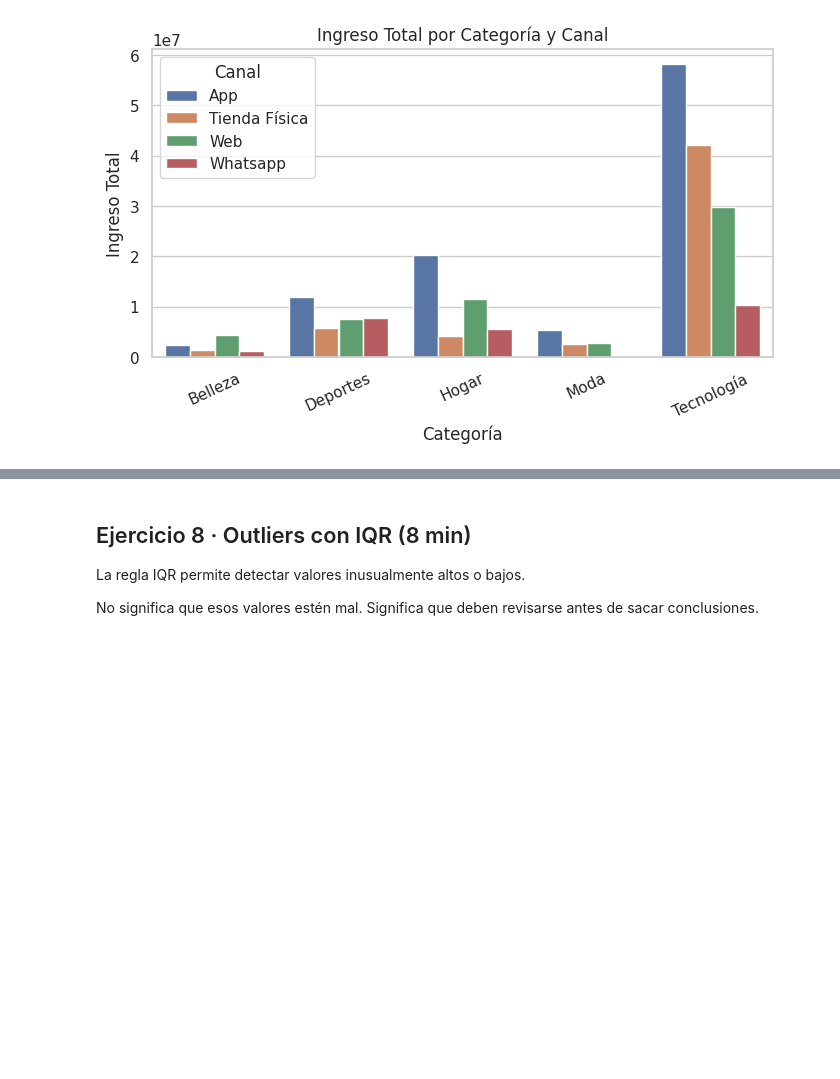
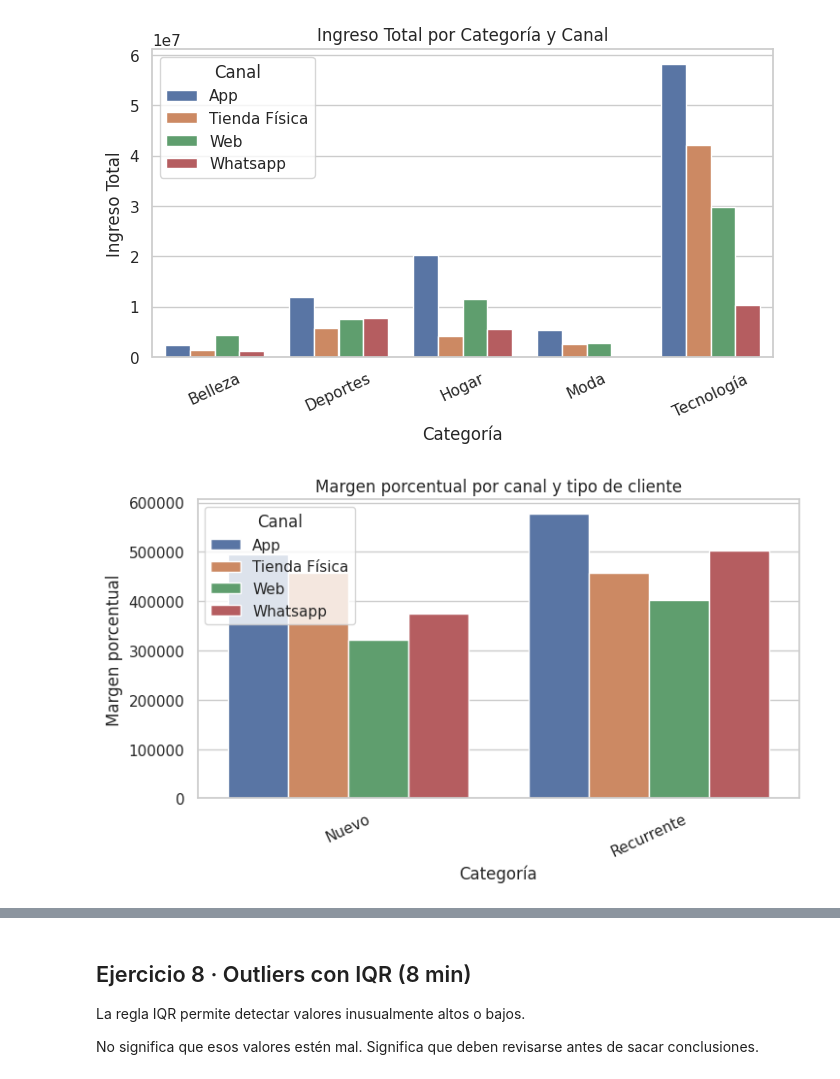
Before and after one commit to johnjgm01/Caso_estudio, a Jupyter notebook: Copia_de_Sprint07_Webinar11_students_version.ipynb, the cells around one changed output, grey strips where cells are left out. Saved outputs shown, nothing was run; the diff lists cells and outputs as text; code cells hidden in the pictures; blank space fills up the shorter version.

```diff
--- a/Copia_de_Sprint07_Webinar11_students_version.ipynb
+++ b/Copia_de_Sprint07_Webinar11_students_version.ipynb
@@ -592,0 +589,19 @@ plt.show()
+# %%
+# Margen porcentual por canal separado por tipo de cliente.
+margen_canal_cliente=df_limpio.groupby(['tipo_cliente','canal'],as_index=False).agg(Margen_porcentual=('margen','mean'))
+
+plt.figure(figsize=(8,4))
+sns.barplot(
+    data=margen_canal_cliente,
+    x='tipo_cliente',
+    y='Margen_porcentual',
+    hue='canal'
+)
+plt.title('Margen porcentual por canal y tipo de cliente')
+plt.xlabel('Categoría')
+plt.ylabel('Margen porcentual')
+plt.xticks(rotation=25)
+plt.legend(title='Canal')
+plt.show()
+# %% [output]
+[figure, added]
```
Also changed, not shown: parts of 8 cells of this notebook.
